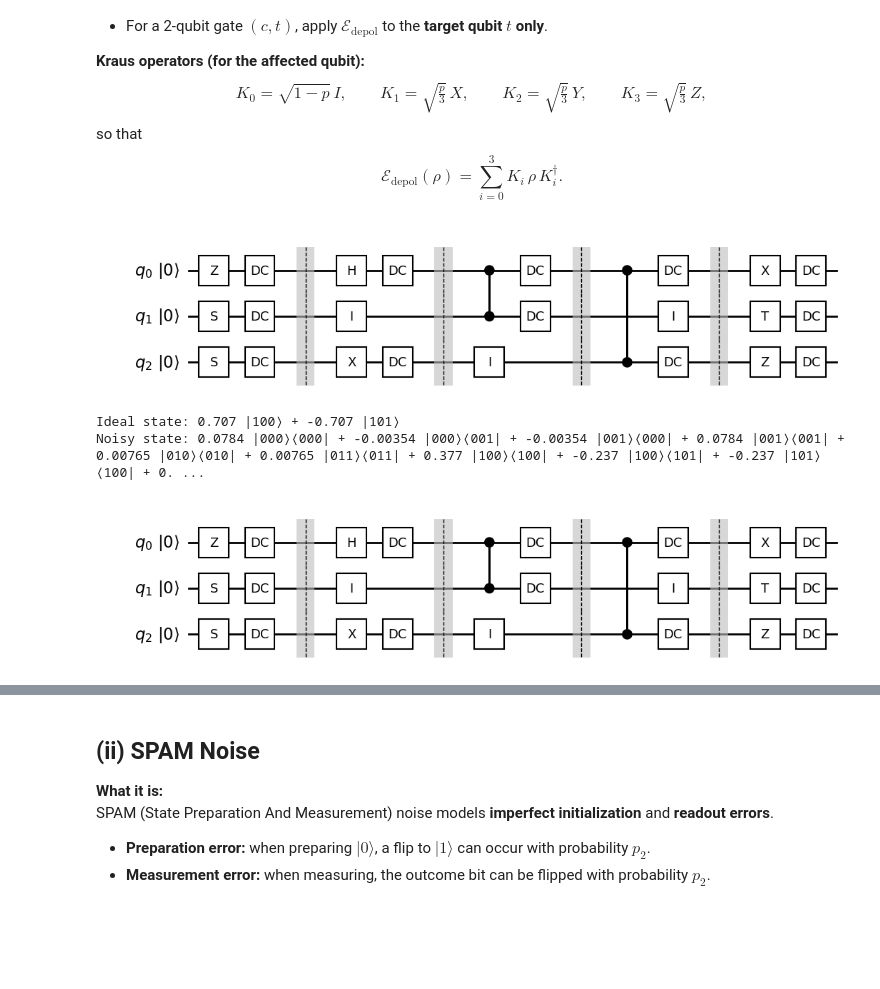
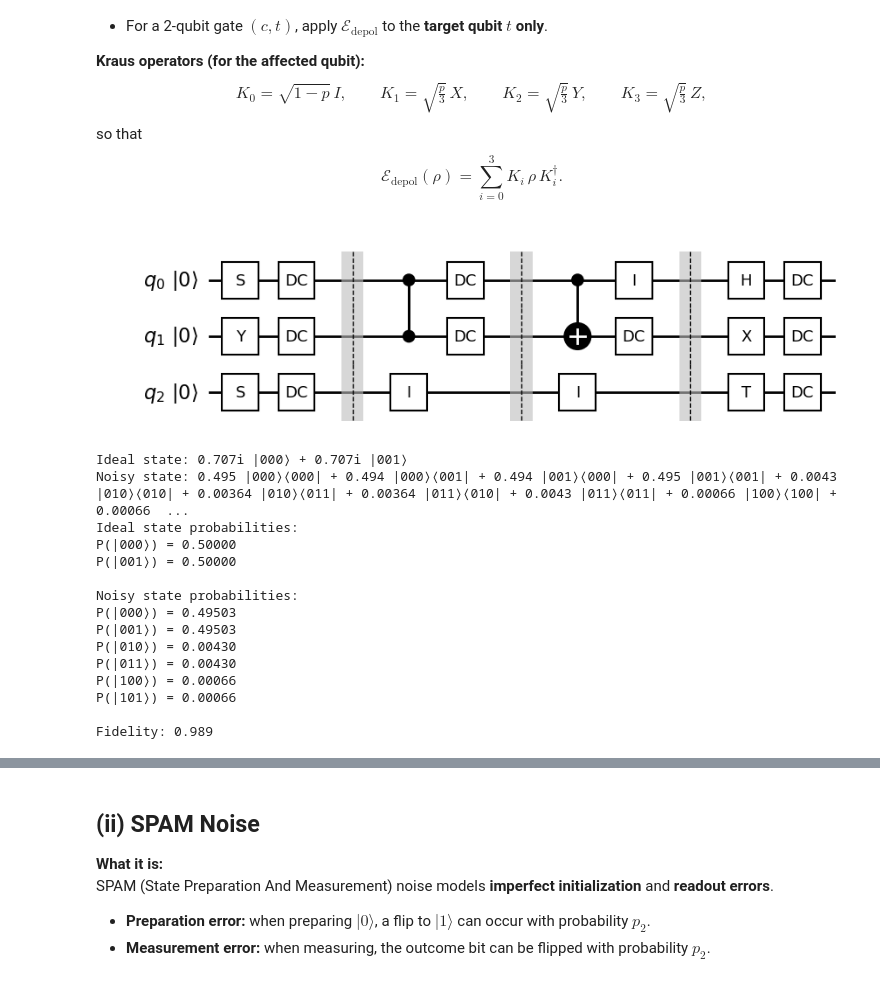
Before and after one commit to justynapokora/sciqis_project, a Jupyter notebook: random_circuits.ipynb, the cells around one changed output, grey strips where cells are left out. Cells and saved outputs as stored; diff of their text form; code cells hidden in the pictures; blank space fills up the shorter version.

```diff
--- a/random_circuits.ipynb
+++ b/random_circuits.ipynb
@@ -5,21 +5,25 @@
 # %%
 %matplotlib inline
 import numpy as np
+import matplotlib.pyplot as plt
+
+
 from utils.gates import ONE_QUBIT_FIXED_GATE_SET, TWO_QUBITS_FIXED_GATE_SET, FIXED_GATE_SET, \
     ONE_QUBIT_PARAMETRISED_GATE_SET, TWO_QUBITS_PARAMETRISED_GATE_SET, PARAMETRISED_GATE_SET, \
     ONE_QUBIT_GATES, TWO_QUBITS_GATES, CircuitGate, GATES
 from utils.states import State, STATES, DensityState
 from utils.circuit import Circuit
 
-from utils.draw_circuit import draw_circuit, save_circuit_drawing
+from utils.draw_circuit import get_circuit_plot, save_circuit_drawing
 from utils.random_gates import sample_random_gates, resolve_parameters
-from utils.noise_channels import DepolarizingNoise, TRCNoise, SPAMNoise
-from utils.circuit_metrics import fidelity
+from utils.noise_channels import DepolarizingNoise, TDCNoise, SPAMNoise
+from utils.circuit_metrics import fidelity, fidelities_from_arrays, von_neumann_entropy, von_neumann_entropies_arrays
+from utils.plots import plot_fidelity_and_entropy, plot_fidelities_by_noise, plot_entropies_by_noise, interactive_density_matrix_plot
 
-# np.set_printoptions(precision=3, suppress=True)
+np.set_printoptions(precision=5, suppress=True)
 
 # define rng
-RNG = np.random.default_rng(4242)
+RNG = np.random.default_rng(4240)
 # %% [markdown]
 ### STATES
 # %% [markdown]
@@ -108,7 +133,7 @@ draw_circuit(circuit.gates, num_of_qubits)
 # %%
 sampled_circuit_gates = sample_random_gates(num_of_qubits=num_of_qubits,
                                             layers=[
-                                                ("1q", 2, ONE_QUBIT_FIXED_GATE_SET),
+                                                ("1q", 1, ONE_QUBIT_FIXED_GATE_SET),
                                                 # ("1q", 1, ONE_QUBIT_PARAMETRISED_GATE_SET),
                                                 ("2q", 2, TWO_QUBITS_FIXED_GATE_SET),
                                                 ("1q", 1, ONE_QUBIT_FIXED_GATE_SET),
@@ -116,5 +141,6 @@ sampled_circuit_gates = sample_random_gates(num_of_qubits=num_of_qubits,
                                             ],
                                             rng=RNG)
 
-draw_circuit(sampled_circuit_gates, num_of_qubits)
+fig = get_circuit_plot(sampled_circuit_gates, num_of_qubits)
+plt.show(fig)
 # %% [output]
@@ -261,24 +366,38 @@ $$
 # %%
-circuit = Circuit(
+circuit_dc = Circuit(
     state=STATES.generate_zero_n_qubit_state(num_of_qubits),
     gates=sampled_circuit_gates,
     rng=RNG,
-    depolarizing_noise=DepolarizingNoise(
-        p1_1q=0.07,
-        p1_2q=0.09,
-        overrides={'H': 0.08}
-    )
+    depolarizing_noise=DepolarizingNoise()
 )
 
-draw_circuit(sampled_circuit_gates, num_of_qubits, depolarizing_noise=True)
-
-circuit.simulate_circuit()
-
-print("Ideal state:", circuit.state)          # noiseless result
-print("Noisy state:", circuit.noisy_dm)    # with noise applied
-# print("Fidelity:", f"{fidelity(circuit.state, circuit.noisy_state):.3f}")  # overlap ∈ [0,1]
+fig = get_circuit_plot(sampled_circuit_gates, num_of_qubits, depolarizing_noise=True)
+plt.show(fig)
 # %% [output]
-[figure, old version]
+[figure, new version]
-Ideal state: 0.707 |100⟩ + -0.707 |101⟩
-Noisy state: 0.0784 |000⟩⟨000| + -0.00354 |000⟩⟨001| + -0.00354 |001⟩⟨000| + 0.0784 |001⟩⟨001| + 0.00765 |010⟩⟨010| + 0.00765 |011⟩⟨011| + 0.377 |100⟩⟨100| + -0.237 |100⟩⟨101| + -0.237 |101⟩⟨100| + 0. ...
-[figure, removed]
+# %%
+circuit_dc.simulate_circuit()
+
+print("Ideal state:", circuit_dc.state)          # noiseless result
+print("Noisy state:", circuit_dc.noisy_dm)    # with noise applied
+
+print(f"Ideal state probabilities:\n{circuit_dc.state.get_probabilities_str()}\n")
+print(f"Noisy state probabilities:\n{circuit_dc.noisy_dm.get_probabilities_str()}\n")
+
+print("Fidelity:", f"{fidelity(circuit_dc.state, circuit_dc.noisy_dm):.3f}")  # overlap ∈ [0,1]
+# %% [output]
+Ideal state: 0.707i |000⟩ + 0.707i |001⟩
+Noisy state: 0.495 |000⟩⟨000| + 0.494 |000⟩⟨001| + 0.494 |001⟩⟨000| + 0.495 |001⟩⟨001| + 0.0043 |010⟩⟨010| + 0.00364 |010⟩⟨011| + 0.00364 |011⟩⟨010| + 0.0043 |011⟩⟨011| + 0.00066 |100⟩⟨100| + 0.00066  ...
+Ideal state probabilities:
+P(|000⟩) = 0.50000
+P(|001⟩) = 0.50000
+
+Noisy state probabilities:
+P(|000⟩) = 0.49503
+P(|001⟩) = 0.49503
+P(|010⟩) = 0.00430
+P(|011⟩) = 0.00430
+P(|100⟩) = 0.00066
+P(|101⟩) = 0.00066
+
+Fidelity: 0.989
```
Also changed, not shown: parts of 39 cells of this notebook, 3 other files.
